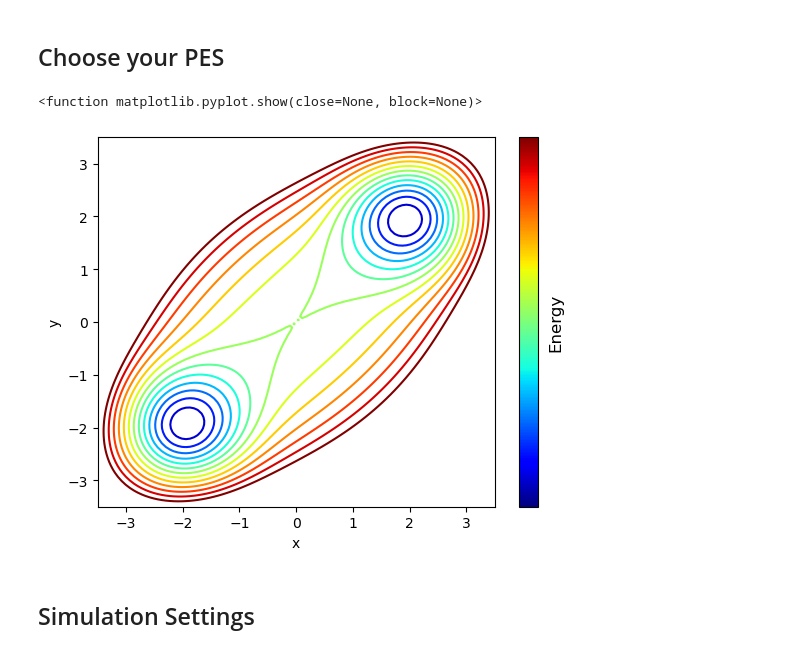
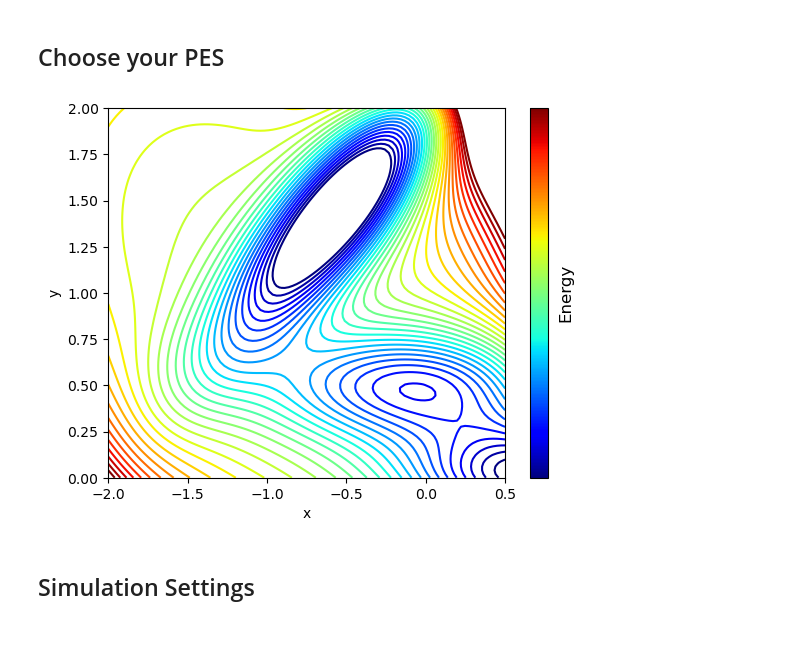
Before and after one commit to minhx010/iCoMSE-planning-spring2023, a Jupyter notebook: TPS.ipynb, the cells around one changed output. Drawn from its saved outputs; the diff is of its cells as text; code cells hidden in the pictures.

Commit message:
add Muller-Brown (MB) potential, and update plots colors

```diff
--- a/TPS.ipynb
+++ b/TPS.ipynb
@@ -53,38 +74,58 @@ PES-4: $$ Equation $$
 # %%
 import numpy as np
 import sys
 import math
 import copy
 from math import exp
 import langevin_dynamics as ld
 import random
 import matplotlib.pyplot as plt
 from matplotlib import colors, ticker, cm
 
 # Select your PES type: ***** EDIT HERE *****
-pes_type = 1
+pes_type = 4
 
-# Plot potential energy surface contours
-N = 100
-x_vec = np.linspace(-3.5, 3.5, N)
-y_vec = np.linspace(-3.5, 3.5, N)
-X, Y = np.meshgrid(x_vec, y_vec)
-energy = np.zeros((N, N))
+if pes_type == 4:
+    # Plot potential energy surface contours
+    N = 100
+    x_vec = np.linspace(-2, 0.5, N)
+    y_vec = np.linspace(0, 2, N)
+    X, Y = np.meshgrid(x_vec, y_vec)
+    energy = np.zeros((N, N))
 
-# Plot contours
-for i in range(len(x_vec)):
-    for j in range(len(y_vec)):
-        energy[j][i] = ld.potential(x_vec[i],y_vec[j],pes_type)
-plt.contour(x_vec,y_vec,energy,[-3.5,-3,-2.5,-2,-1.5,-1,-0.5,0,0.5,1,1.5,2,2.5,3], cmap = 'jet')
-cbar = plt.colorbar(cm.ScalarMappable(cmap='jet'))
-cbar.set_ticks([])
-cbar.set_label(label = 'Energy', size=12)
-plt.xlabel('x')
-plt.ylabel('y')
-plt.show
+    # Plot contours
+    for i in range(len(x_vec)):
+        for j in range(len(y_vec)):
+            energy[j][i] = ld.potential(x_vec[i],y_vec[j],pes_type)
+    plt.contour(x_vec,y_vec,energy,np.linspace(-100,100,30), cmap = 'jet')
+    cbar = plt.colorbar(cm.ScalarMappable(cmap='jet'))
+    cbar.set_ticks([])
+    cbar.set_label(label = 'Energy', size=12)
+    plt.xlabel('x')
+    plt.ylabel('y')
+    plt.show
+
+else:
+    # Plot potential energy surface contours
+    N = 100
+    x_vec = np.linspace(-3.5, 3.5, N)
+    y_vec = np.linspace(-3.5, 3.5, N)
+    X, Y = np.meshgrid(x_vec, y_vec)
+    energy = np.zeros((N, N))
+
+    # Plot contours
+    for i in range(len(x_vec)):
+        for j in range(len(y_vec)):
+            energy[j][i] = ld.potential(x_vec[i],y_vec[j],pes_type)
+    plt.contour(x_vec,y_vec,energy,np.linspace(-3,3,20), cmap = 'jet')
+    cbar = plt.colorbar(cm.ScalarMappable(cmap='jet'))
+    cbar.set_ticks([])
+    cbar.set_label(label = 'Energy', size=12)
+    plt.xlabel('x')
+    plt.ylabel('y')
+    plt.show
 # %% [output]
-<function matplotlib.pyplot.show(close=None, block=None)>
-[figure, old version]
+[figure, new version]
 # %% [markdown]
 ## Simulation Settings
 # %%
```
Also changed, not shown: parts of 13 cells of this notebook, 4 other files.
